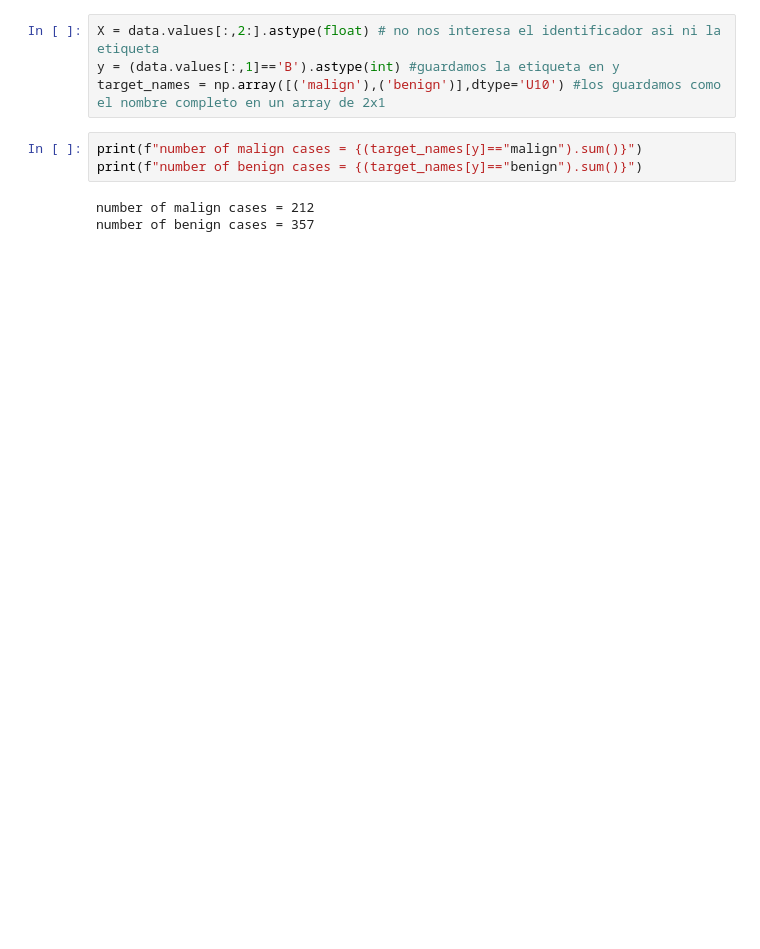
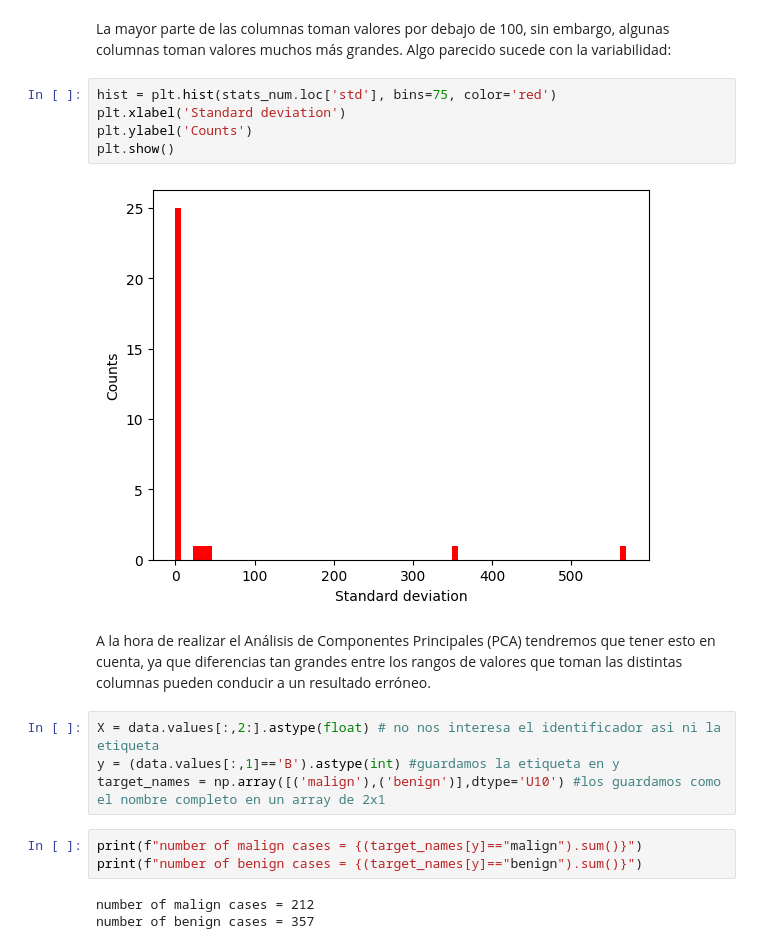
Before and after one commit to saraverdec/APAUT, a Jupyter notebook: pca_saraenriqueleo.ipynb, the cells around one changed output. Saved outputs shown, nothing was run; the diff lists cells and outputs as text; blank space fills up the shorter version.

```diff
--- a/pca_saraenriqueleo.ipynb
+++ b/pca_saraenriqueleo.ipynb
@@ -72,3 +94,14 @@ data.head()
+# %% [markdown]
+La mayor parte de las columnas toman valores por debajo de 100, sin embargo, algunas columnas toman valores muchos más grandes. Algo parecido sucede con la variabilidad:
+# %%
+hist = plt.hist(stats_num.loc['std'], bins=75, color='red')
+plt.xlabel('Standard deviation')
+plt.ylabel('Counts')
+plt.show()
+# %% [output]
+[figure, added]
+# %% [markdown]
+A la hora de realizar el Análisis de Componentes Principales (PCA) tendremos que tener esto en cuenta, ya que diferencias tan grandes entre los rangos de valores que toman las distintas columnas pueden conducir a un resultado erróneo.
 # %%
 X = data.values[:,2:].astype(float) # no nos interesa el identificador asi ni la etiqueta
 y = (data.values[:,1]=='B').astype(int) #guardamos la etiqueta en y
```
Also changed, not shown: parts of 17 cells of this notebook.
